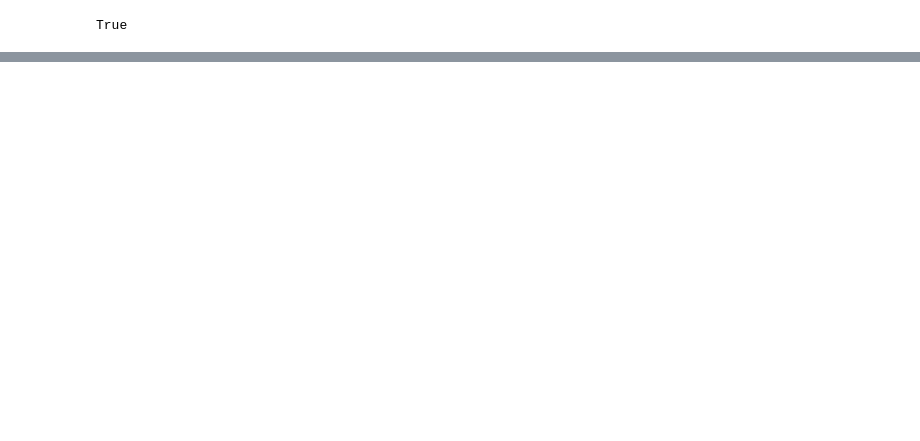
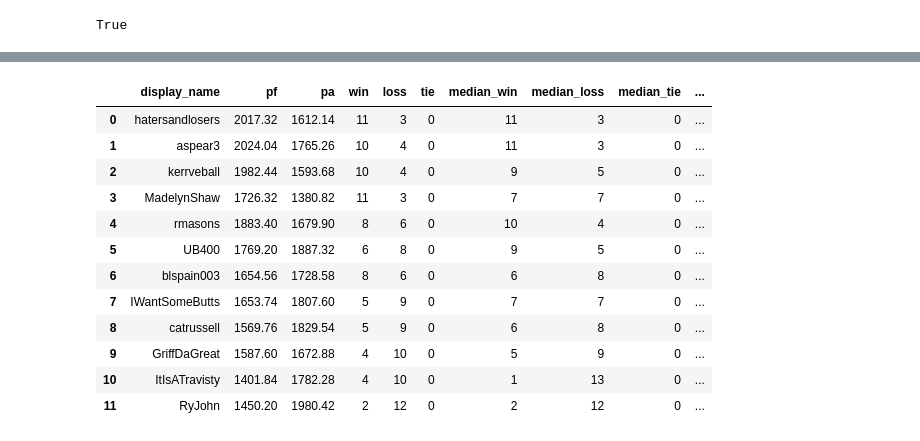
Before and after one commit to rmasons/ShowUsYourTDs, a Jupyter notebook: tds_superlatives.ipynb, the cells around one changed output, grey strips where cells are left out. Saved outputs shown, nothing was run; the diff lists cells and outputs as text; code cells hidden in the pictures; blank space fills up the shorter version.

```diff
--- a/tds_superlatives.ipynb
+++ b/tds_superlatives.ipynb
@@ -432,0 +192,2 @@ SELECT
+# %%
+matchup_results_df = get_wkly_matchup_results_df(matchups_df, rosters_df)
@@ -432,0 +197,23 @@ SELECT
+# %%
+median_results_df = matchup_results_df.groupby('display_name')[['pf', 'pa', 'win', 'loss', 'tie', 'median_win', 'median_loss', 'median_tie']].sum().reset_index()
+# %%
+median_results_df['ttl_wins'] = median_results_df.win + median_results_df.median_win
+median_results_df['ttl_losses'] = median_results_df.loss + median_results_df.median_loss
+median_results_df['ttl_ties'] = median_results_df.tie + median_results_df.median_tie
+median_results_df['ttl_win_perc'] = (median_results_df.ttl_wins + (median_results_df.ttl_ties / 2)) / (median_results_df.ttl_wins + median_results_df.ttl_losses + median_results_df.ttl_ties)
+# %%
+median_results_df.sort_values('ttl_win_perc', ascending=False).reset_index(drop=True)
+# %% [output]
+|  | display_name | pf | pa | win | loss | tie | median_win | median_loss | median_tie | ... |
+| 0 | hatersandlosers | 2017.32 | 1612.14 | 11 | 3 | 0 | 11 | 3 | 0 | ... |
+| 1 | aspear3 | 2024.04 | 1765.26 | 10 | 4 | 0 | 11 | 3 | 0 | ... |
+| 2 | kerrveball | 1982.44 | 1593.68 | 10 | 4 | 0 | 9 | 5 | 0 | ... |
+| 3 | MadelynShaw | 1726.32 | 1380.82 | 11 | 3 | 0 | 7 | 7 | 0 | ... |
+| 4 | rmasons | 1883.40 | 1679.90 | 8 | 6 | 0 | 10 | 4 | 0 | ... |
+| 5 | UB400 | 1769.20 | 1887.32 | 6 | 8 | 0 | 9 | 5 | 0 | ... |
+| 6 | blspain003 | 1654.56 | 1728.58 | 8 | 6 | 0 | 6 | 8 | 0 | ... |
+| 7 | IWantSomeButts | 1653.74 | 1807.60 | 5 | 9 | 0 | 7 | 7 | 0 | ... |
+| 8 | catrussell | 1569.76 | 1829.54 | 5 | 9 | 0 | 6 | 8 | 0 | ... |
+| 9 | GriffDaGreat | 1587.60 | 1672.88 | 4 | 10 | 0 | 5 | 9 | 0 | ... |
+| 10 | ItIsATravisty | 1401.84 | 1782.28 | 4 | 10 | 0 | 1 | 13 | 0 | ... |
+| 11 | RyJohn | 1450.20 | 1980.42 | 2 | 12 | 0 | 2 | 12 | 0 | ... |
```
Also changed, not shown: parts of 28 cells of this notebook.
